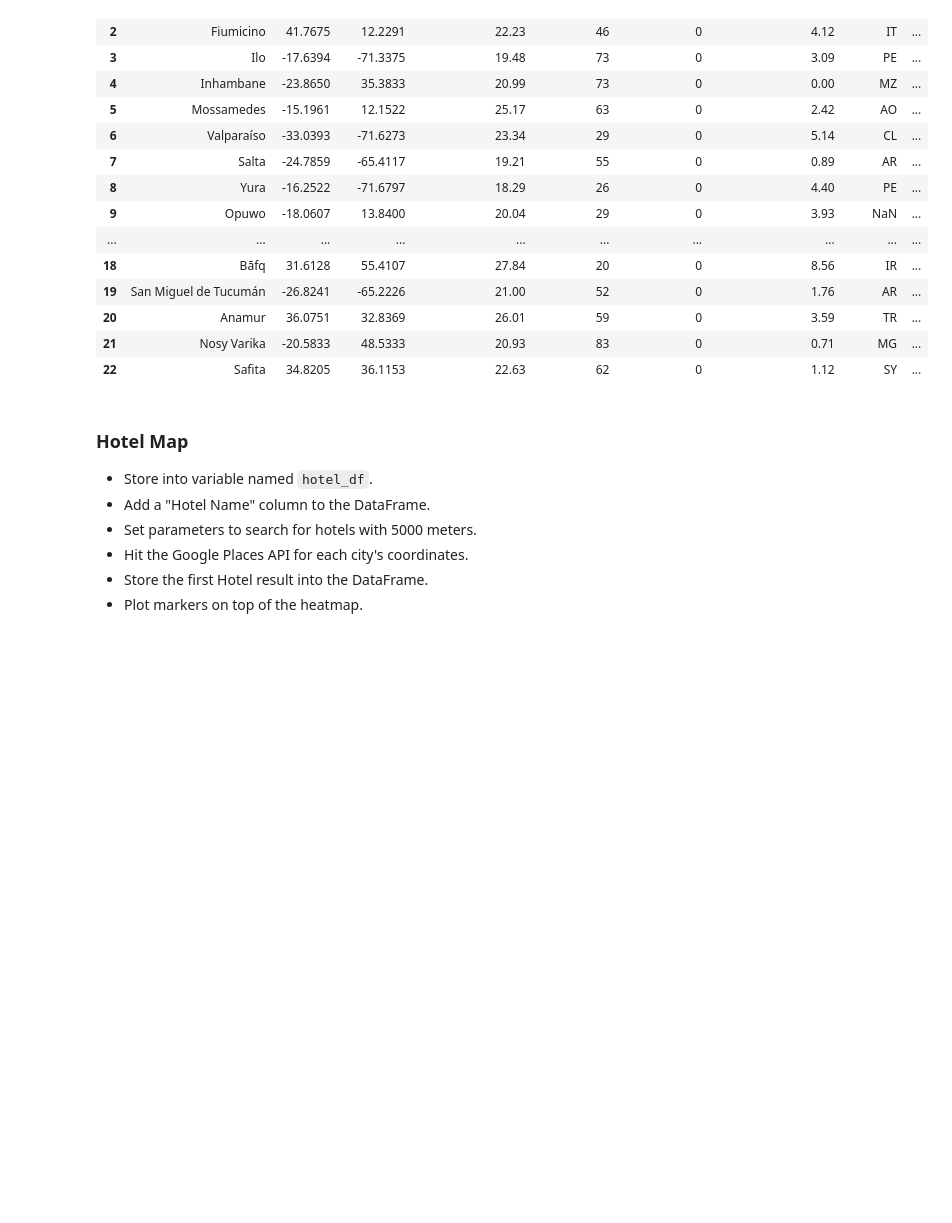
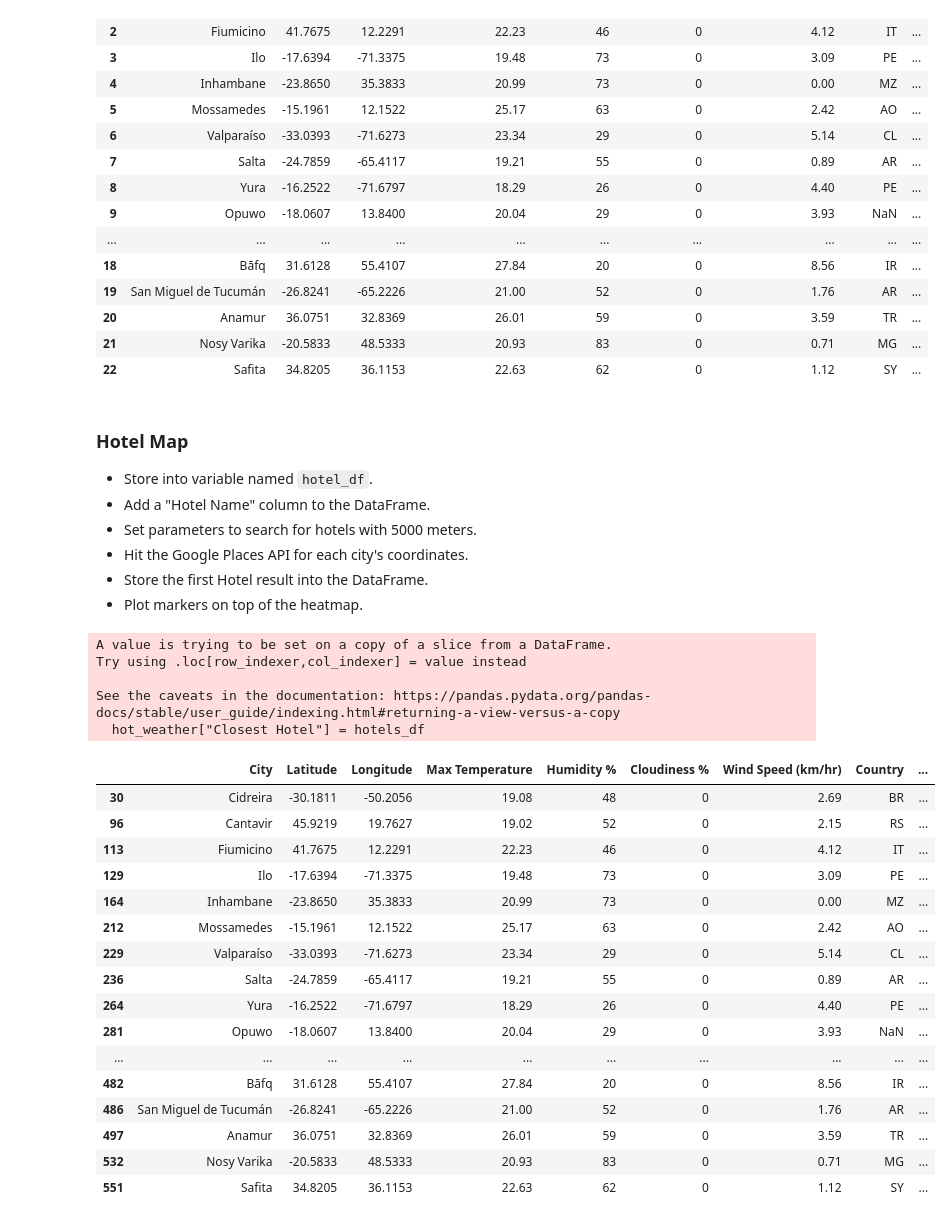
Before and after one commit to susanquiros/Python-api-challenge, a Jupyter notebook: VacationPy/VacationPy.ipynb, the cells around one changed output. Cells and saved outputs as stored; diff of their text form; code cells hidden in the pictures; blank space fills up the shorter version.

Commit message:
getting the nearest hotels

```diff
--- a/VacationPy/VacationPy.ipynb
+++ b/VacationPy/VacationPy.ipynb
@@ -81,8 +81,8 @@ hot_weather= clean_city.loc[(clean_city['Max Temperature']>=18) & (clean_city['M
 
 hot_weather.reset_index(drop=True)
 #getting ride of the NaN- in my case I do not have those
-hot_weather.dropna(subset=['Country'], inplace = True)
-hot_weather.reset_index(drop=True)
+#hot_weather.dropna(subset=['Country'], inplace = True)
+#hot_weather.reset_index(drop=True)
 # %% [output]
 |  | City | Latitude | Longitude | Max Temperature | Humidity % | Cloudiness % | Wind Speed (km/hr) | Country | ... |
 | 0 | Cidreira | -30.1811 | -50.2056 | 19.08 | 48 | 0 | 2.69 | BR | ... |
@@ -109,3 +109,52 @@ hot_weather.reset_index(drop=True)
 * Hit the Google Places API for each city's coordinates.
 * Store the first Hotel result into the DataFrame.
 * Plot markers on top of the heatmap.
+# %%
+hotels_df=[]
+
+# Loop through dataframe to get nearest hotel
+for city in range(len(hot_weather["City"])):
+    lat = hot_weather.iloc[city]["Latitude"]
+    lng = hot_weather.iloc[city]["Longitude"]
+    city_coords = f"{lat},{lng}"
+    params = {
+        "location": city_coords,
+        "types": "lodging",
+        "radius": 5000,
+        "key": g_key
+              }
+
+    base_url = "https://maps.googleapis.com/maps/api/place/nearbysearch/json"
+    hotel_response = requests.get(base_url, params=params).json()
+
+    try:
+        hotels_df.append(hotel_response["results"][0]["name"])
+    except:
+        hotels_df.append("Nearest hotel not found")
+
+# Dataframe with nearest hotel
+hot_weather["Closest Hotel"] = hotels_df
+hot_weather
+# %% [output]
+A value is trying to be set on a copy of a slice from a DataFrame.
+Try using .loc[row_indexer,col_indexer] = value instead
+
+See the caveats in the documentation: https://pandas.pydata.org/pandas-docs/stable/user_guide/indexing.html#returning-a-view-versus-a-copy
+  hot_weather["Closest Hotel"] = hotels_df
+|  | City | Latitude | Longitude | Max Temperature | Humidity % | Cloudiness % | Wind Speed (km/hr) | Country | ... |
+| 30 | Cidreira | -30.1811 | -50.2056 | 19.08 | 48 | 0 | 2.69 | BR | ... |
+| 96 | Cantavir | 45.9219 | 19.7627 | 19.02 | 52 | 0 | 2.15 | RS | ... |
+| 113 | Fiumicino | 41.7675 | 12.2291 | 22.23 | 46 | 0 | 4.12 | IT | ... |
+| 129 | Ilo | -17.6394 | -71.3375 | 19.48 | 73 | 0 | 3.09 | PE | ... |
+| 164 | Inhambane | -23.8650 | 35.3833 | 20.99 | 73 | 0 | 0.00 | MZ | ... |
+| 212 | Mossamedes | -15.1961 | 12.1522 | 25.17 | 63 | 0 | 2.42 | AO | ... |
+| 229 | Valparaíso | -33.0393 | -71.6273 | 23.34 | 29 | 0 | 5.14 | CL | ... |
+| 236 | Salta | -24.7859 | -65.4117 | 19.21 | 55 | 0 | 0.89 | AR | ... |
+| 264 | Yura | -16.2522 | -71.6797 | 18.29 | 26 | 0 | 4.40 | PE | ... |
+| 281 | Opuwo | -18.0607 | 13.8400 | 20.04 | 29 | 0 | 3.93 | NaN | ... |
+| ... | ... | ... | ... | ... | ... | ... | ... | ... | ... |
+| 482 | Bāfq | 31.6128 | 55.4107 | 27.84 | 20 | 0 | 8.56 | IR | ... |
+| 486 | San Miguel de Tucumán | -26.8241 | -65.2226 | 21.00 | 52 | 0 | 1.76 | AR | ... |
+| 497 | Anamur | 36.0751 | 32.8369 | 26.01 | 59 | 0 | 3.59 | TR | ... |
+| 532 | Nosy Varika | -20.5833 | 48.5333 | 20.93 | 83 | 0 | 0.71 | MG | ... |
+| 551 | Safita | 34.8205 | 36.1153 | 22.63 | 62 | 0 | 1.12 | SY | ... |
```
Also changed, not shown: parts of 1 cell of this notebook.
